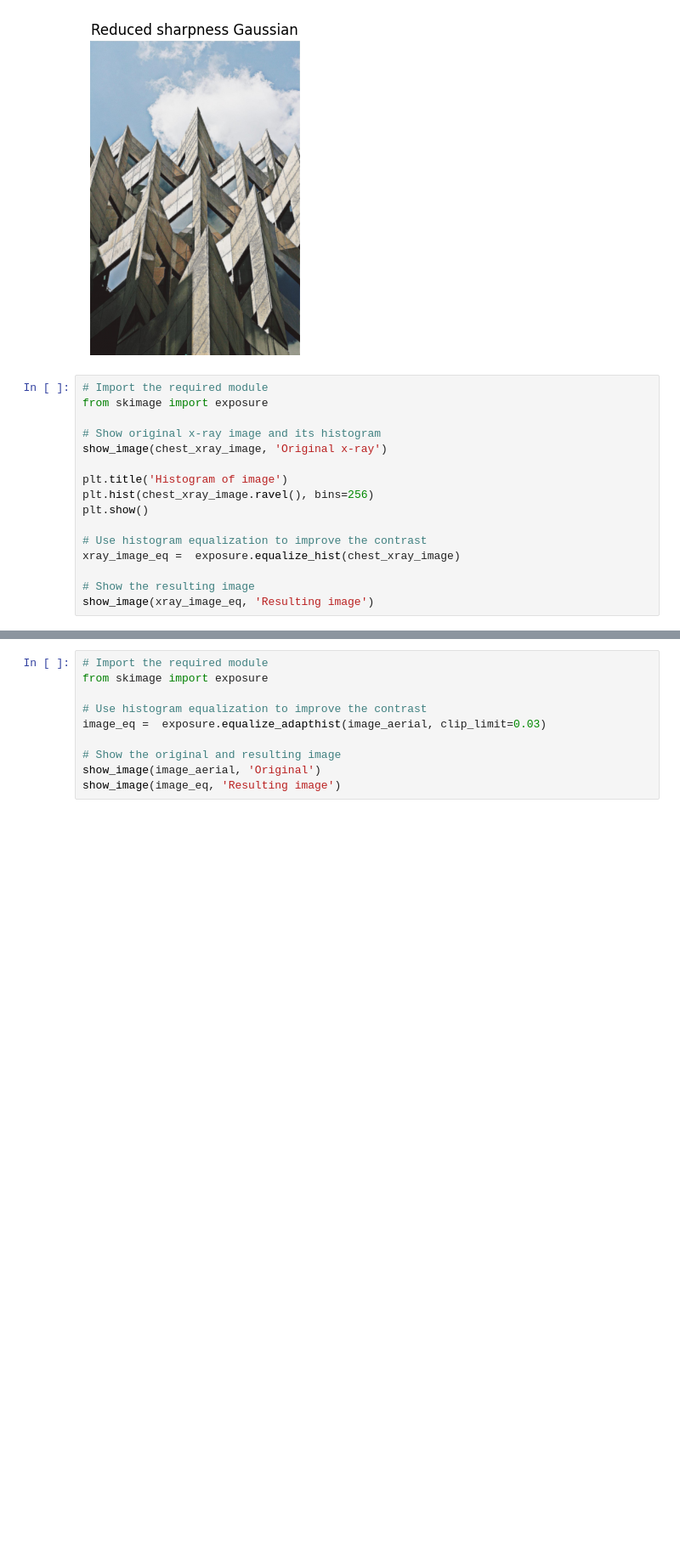
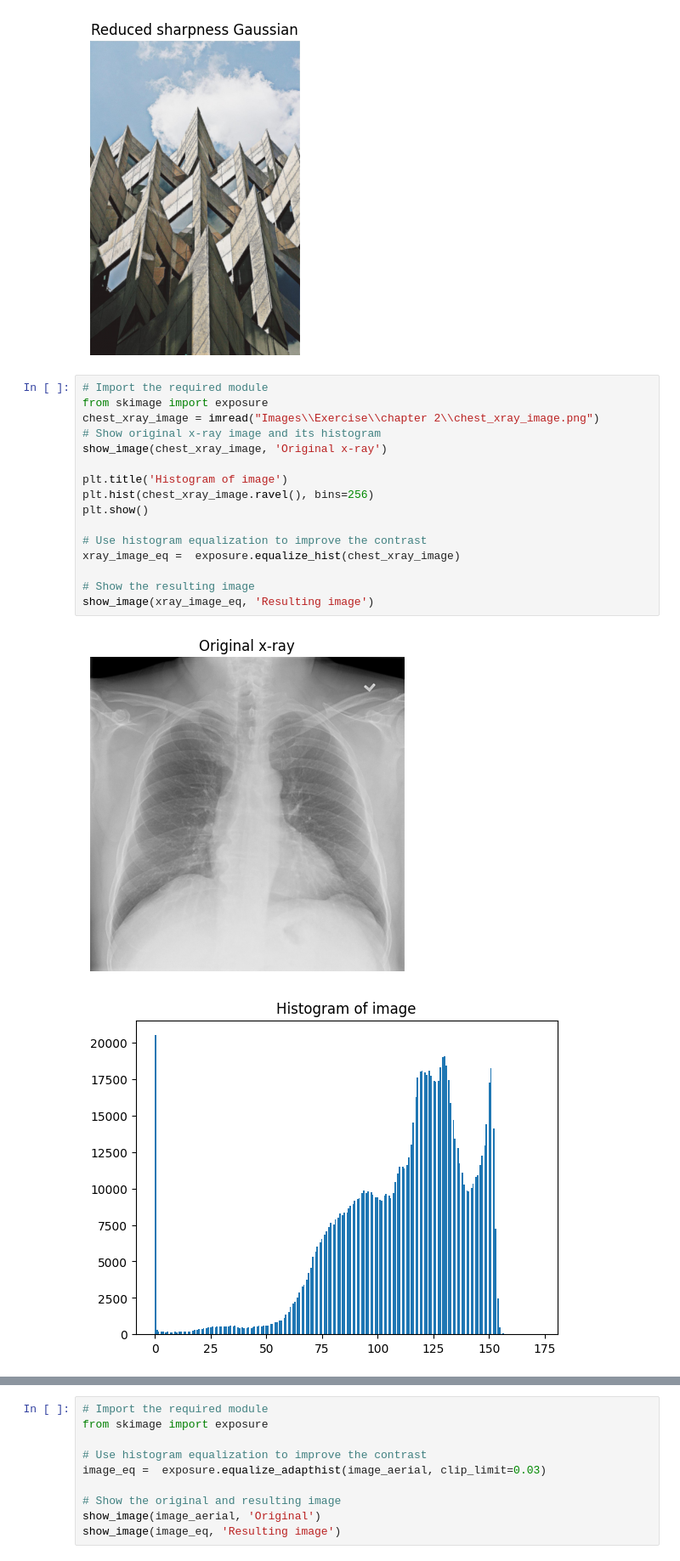
Before and after one commit to Prithviraj97/MachineLearning_Python, a Jupyter notebook: ImageProcessing/imgproc.ipynb, the cells around one changed output, grey strips where cells are left out. Shown at 85% size. Saved outputs shown, nothing was run; the diff lists cells and outputs as text; blank space fills up the shorter version.

Commit message:
chest xray image fixed

```diff
--- a/ImageProcessing/imgproc.ipynb
+++ b/ImageProcessing/imgproc.ipynb
@@ -43,16 +43,19 @@ show_image(gaussian_image, "Reduced sharpness Gaussian")
 # %%
 # Import the required module
 from skimage import exposure
-
+chest_xray_image = imread("Images\\Exercise\\chapter 2\\chest_xray_image.png")
 # Show original x-ray image and its histogram
 show_image(chest_xray_image, 'Original x-ray')
 
 plt.title('Histogram of image')
 plt.hist(chest_xray_image.ravel(), bins=256)
 plt.show()
 
 # Use histogram equalization to improve the contrast
 xray_image_eq =  exposure.equalize_hist(chest_xray_image)
 
 # Show the resulting image
 show_image(xray_image_eq, 'Resulting image')
+# %% [output]
+[figure, added]
+[figure, added]
```
Also changed, not shown: parts of 1 cell of this notebook.
